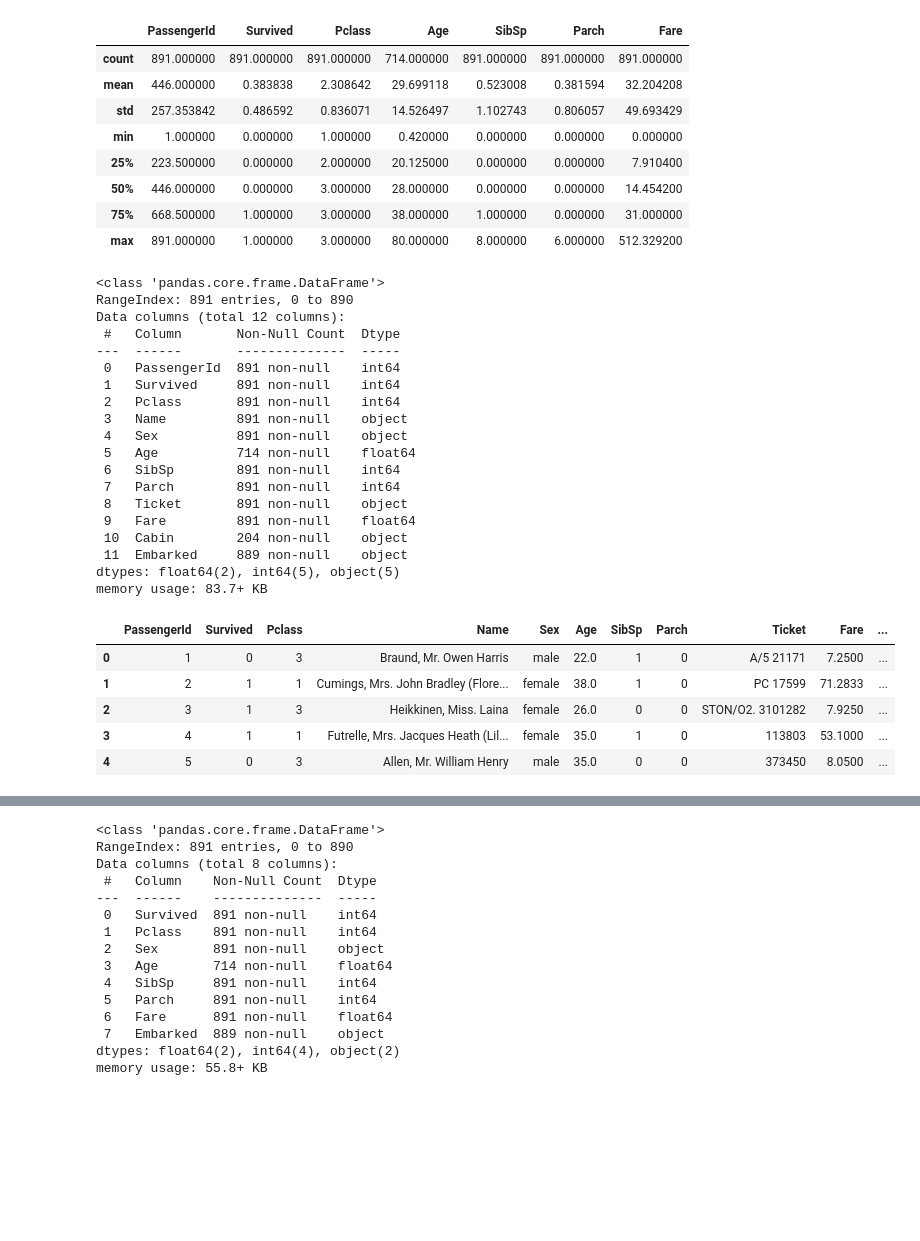
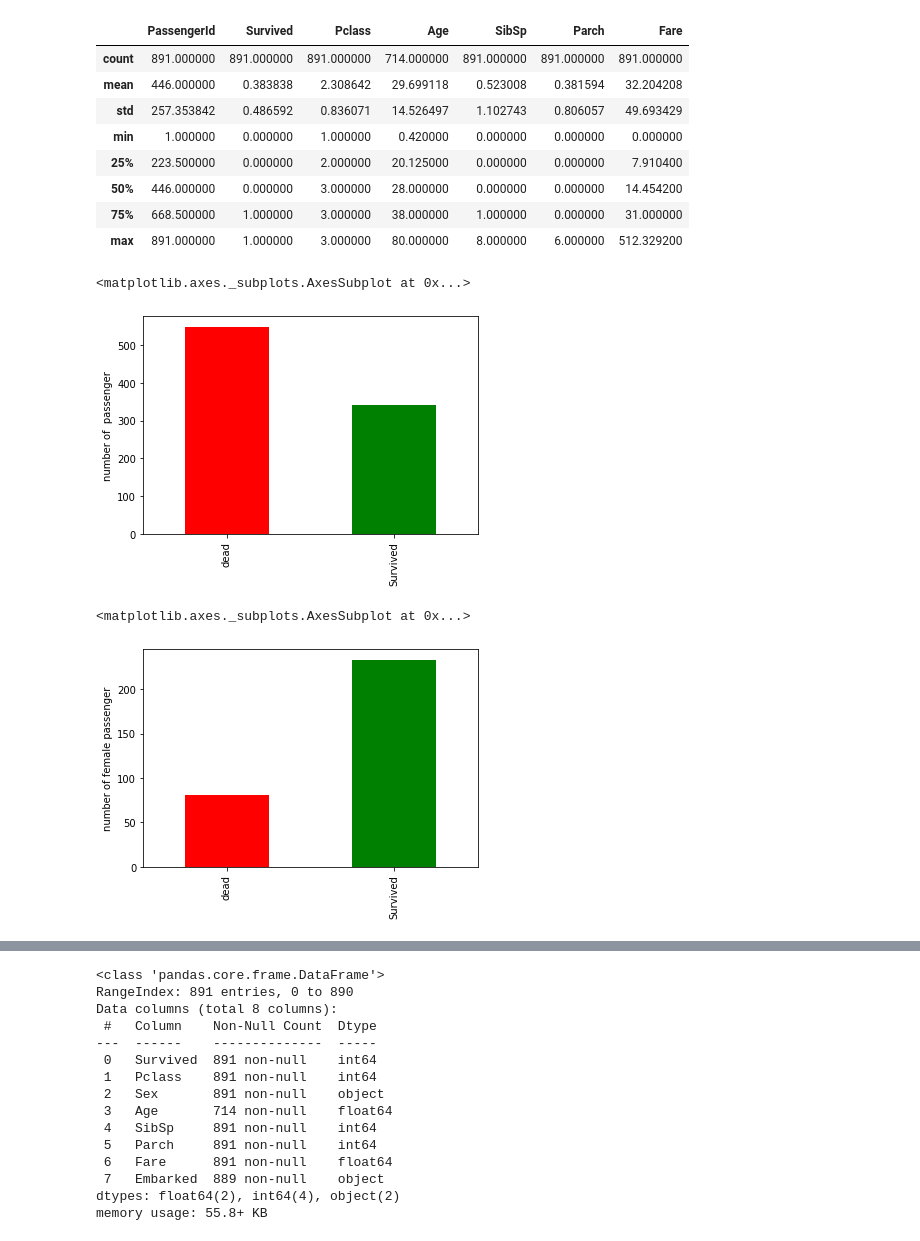
Before and after one commit to anmol9839/file, a Jupyter notebook: titanic.ipynb, the cells around one changed output, grey strips where cells are left out. Drawn from its saved outputs; the diff is of its cells as text; code cells hidden in the pictures; blank space fills up the shorter version.

```diff
--- a/titanic.ipynb
+++ b/titanic.ipynb
@@ -17,34 +48,19 @@ df.describe()
 | 50% | 446.000000 | 0.000000 | 3.000000 | 28.000000 | 0.000000 | 0.000000 | 14.454200 |
 | 75% | 668.500000 | 1.000000 | 3.000000 | 38.000000 | 1.000000 | 0.000000 | 31.000000 |
 | max | 891.000000 | 1.000000 | 3.000000 | 80.000000 | 8.000000 | 6.000000 | 512.329200 |
-# %%
-df.info()
-# %% [output]
-<class 'pandas.core.frame.DataFrame'>
-RangeIndex: 891 entries, 0 to 890
-Data columns (total 12 columns):
- #   Column       Non-Null Count  Dtype
----  ------       --------------  -----
- 0   PassengerId  891 non-null    int64
- 1   Survived     891 non-null    int64
- 2   Pclass       891 non-null    int64
- 3   Name         891 non-null    object
- 4   Sex          891 non-null    object
- 5   Age          714 non-null    float64
- 6   SibSp        891 non-null    int64
- 7   Parch        891 non-null    int64
- 8   Ticket       891 non-null    object
- 9   Fare         891 non-null    float64
- 10  Cabin        204 non-null    object
- 11  Embarked     889 non-null    object
-dtypes: float64(2), int64(5), object(5)
-memory usage: 83.7+ KB
-# %%
-df.head()
-# %% [output]
-|  | PassengerId | Survived | Pclass | Name | Sex | Age | SibSp | Parch | Ticket | Fare | ... |
-| 0 | 1 | 0 | 3 | Braund, Mr. Owen Harris | male | 22.0 | 1 | 0 | A/5 21171 | 7.2500 | ... |
-| 1 | 2 | 1 | 1 | Cumings, Mrs. John Bradley (Flore... | female | 38.0 | 1 | 0 | PC 17599 | 71.2833 | ... |
-| 2 | 3 | 1 | 3 | Heikkinen, Miss. Laina | female | 26.0 | 0 | 0 | STON/O2. 3101282 | 7.9250 | ... |
-| 3 | 4 | 1 | 1 | Futrelle, Mrs. Jacques Heath (Lil... | female | 35.0 | 1 | 0 | 113803 | 53.1000 | ... |
-| 4 | 5 | 0 | 3 | Allen, Mr. William Henry | male | 35.0 | 0 | 0 | 373450 | 8.0500 | ... |
+# %%
+ax = df['Survived'].value_counts().plot(kind = 'bar', color=['r','g'])
+ax.set_xticklabels(['dead','Survived'])
+ax.set(ylabel='number of  passenger')
+ax
+# %% [output]
+<matplotlib.axes._subplots.AxesSubplot at 0x...>
+[figure, added]
+# %%
+ax1 = df[df['Sex']=='female']['Survived'].value_counts().reindex([0,1]).plot(kind = 'bar', color=['r','g'])
+ax1.set_xticklabels(['dead','Survived'])
+ax1.set(ylabel='number of female passenger')
+ax1
+# %% [output]
+<matplotlib.axes._subplots.AxesSubplot at 0x...>
+[figure, added]
```
Also changed, not shown: parts of 9 cells of this notebook.
